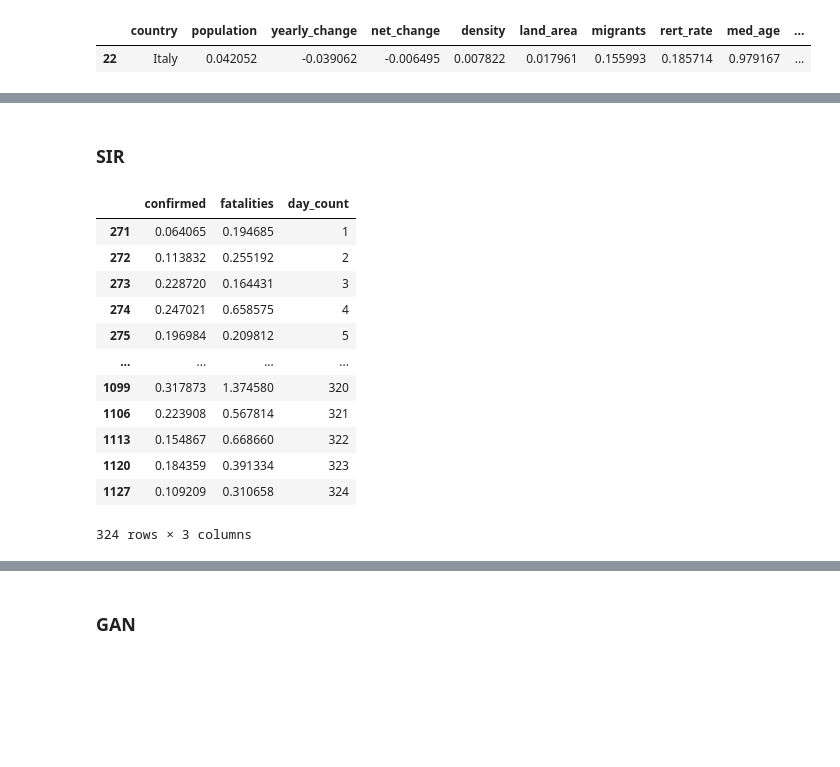
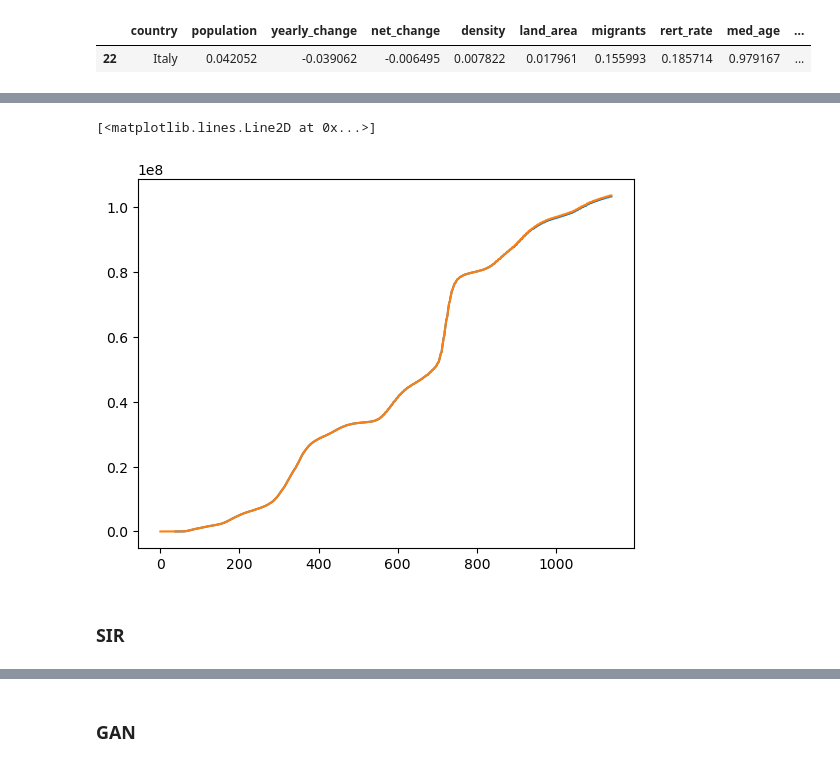
Before and after one commit to Mpkosh/CovidPredict, a Jupyter notebook: gan.ipynb, the cells around one changed output, grey strips where cells are left out. Saved outputs shown, nothing was run; the diff lists cells and outputs as text; code cells hidden in the pictures; blank space fills up the shorter version.

```diff
--- a/gan.ipynb
+++ b/gan.ipynb
@@ -335,6 +281,16 @@ def addCsvRepNa(df): #累加
     temp_df['confirmed'] = confirmed_
     temp_df['fatalities'] = fatalities_
     return temp_df
+# %%
+us_dfd = addCsvDelNa(us_df)
+us_dfr = addCsvRepNa(us_df)
+
+plt.plot(us_dfd.confirmed)
+plt.plot(us_dfr.confirmed)
+#plt.plot(us_df.confirmed.fillna(0))
+# %% [output]
+[<matplotlib.lines.Line2D at 0x...>]
+[figure, added]
 # %%
 global_df_ = addCsvDelNa(global_df)
 us_df_     = addCsvDelNa(us_df)
@@ -492,16 +431,0 @@ sir_df['day_count'] = list(range(1,len(sir_df)+1))
-# %%
-sir_df
-# %% [output]
-|  | confirmed | fatalities | day_count |
-| 271 | 0.064065 | 0.194685 | 1 |
-| 272 | 0.113832 | 0.255192 | 2 |
-| 273 | 0.228720 | 0.164431 | 3 |
-| 274 | 0.247021 | 0.658575 | 4 |
-| 275 | 0.196984 | 0.209812 | 5 |
-| ... | ... | ... | ... |
-| 1099 | 0.317873 | 1.374580 | 320 |
-| 1106 | 0.223908 | 0.567814 | 321 |
-| 1113 | 0.154867 | 0.668660 | 322 |
-| 1120 | 0.184359 | 0.391334 | 323 |
-| 1127 | 0.109209 | 0.310658 | 324 |
-324 rows × 3 columns
```
Also changed, not shown: parts of 27 cells of this notebook.
